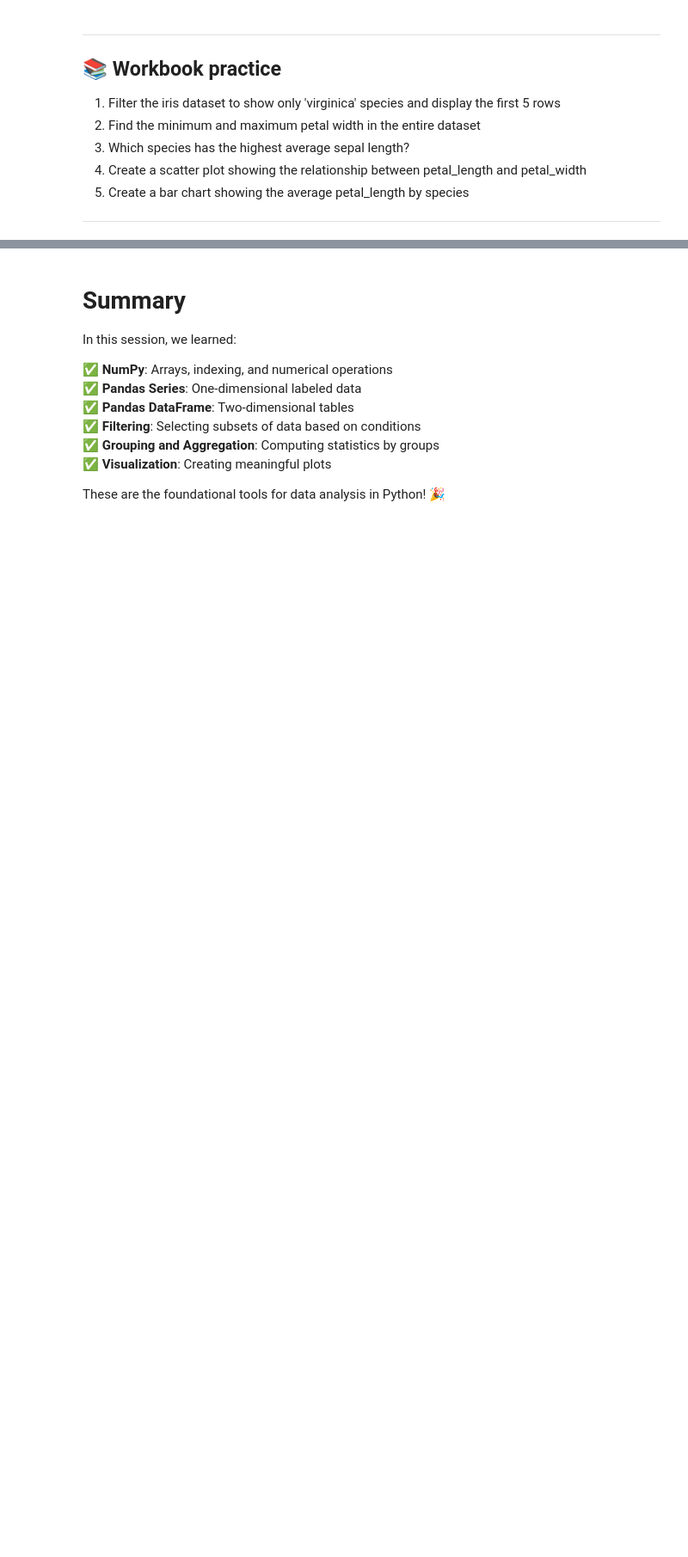
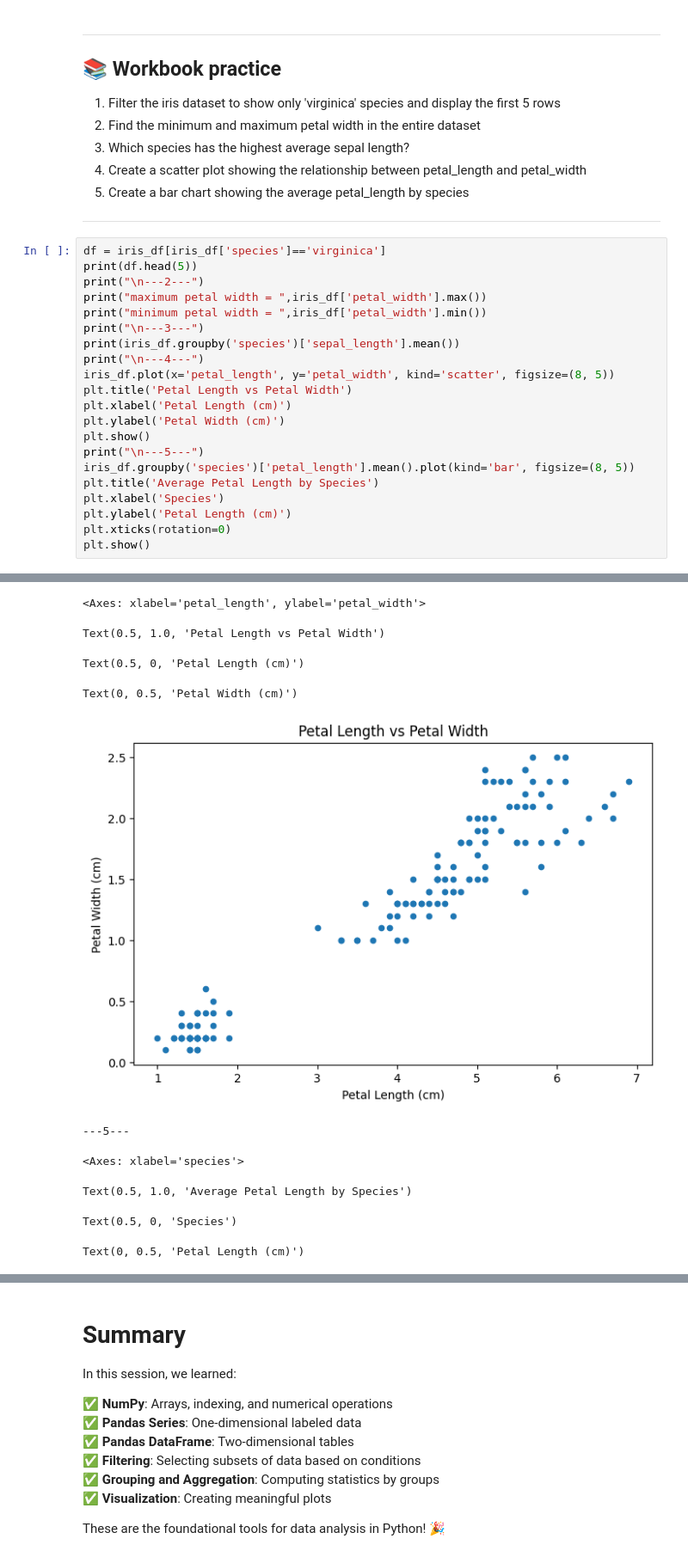
Before and after one commit to faresaouadi/python-workshop-basics, a Jupyter notebook: python_workshop_basics_2.ipynb, the cells around one changed output, grey strips where cells are left out. Shown at 86% size. Cells and saved outputs as stored; diff of their text form; blank space fills up the shorter version.

```diff
--- a/python_workshop_basics_2.ipynb
+++ b/python_workshop_basics_2.ipynb
@@ -623,3 +805,25 @@ plt.show()
 5. Create a bar chart showing the average petal_length by species
 
 ---
+# %%
+df = iris_df[iris_df['species']=='virginica']
+print(df.head(5))
+print("\n---2---")
+print("maximum petal width = ",iris_df['petal_width'].max())
+print("minimum petal width = ",iris_df['petal_width'].min())
+print("\n---3---")
+print(iris_df.groupby('species')['sepal_length'].mean())
+print("\n---4---")
+iris_df.plot(x='petal_length', y='petal_width', kind='scatter', figsize=(8, 5))
+plt.title('Petal Length vs Petal Width')
+plt.xlabel('Petal Length (cm)')
+plt.ylabel('Petal Width (cm)')
+plt.show()
+print("\n---5---")
+iris_df.groupby('species')['petal_length'].mean().plot(kind='bar', figsize=(8, 5))
+plt.title('Average Petal Length by Species')
+plt.xlabel('Species')
+plt.ylabel('Petal Length (cm)')
+plt.xticks(rotation=0)
+plt.show()
+# %% [output]
@@ -625,0 +849,10 @@ plt.show()
+<Axes: xlabel='petal_length', ylabel='petal_width'>
+Text(0.5, 1.0, 'Petal Length vs Petal Width')
+Text(0.5, 0, 'Petal Length (cm)')
+Text(0, 0.5, 'Petal Width (cm)')
+[figure, added]
+---5---
+<Axes: xlabel='species'>
+Text(0.5, 1.0, 'Average Petal Length by Species')
+Text(0.5, 0, 'Species')
+Text(0, 0.5, 'Petal Length (cm)')
```
Also changed, not shown: parts of 12 cells of this notebook.
